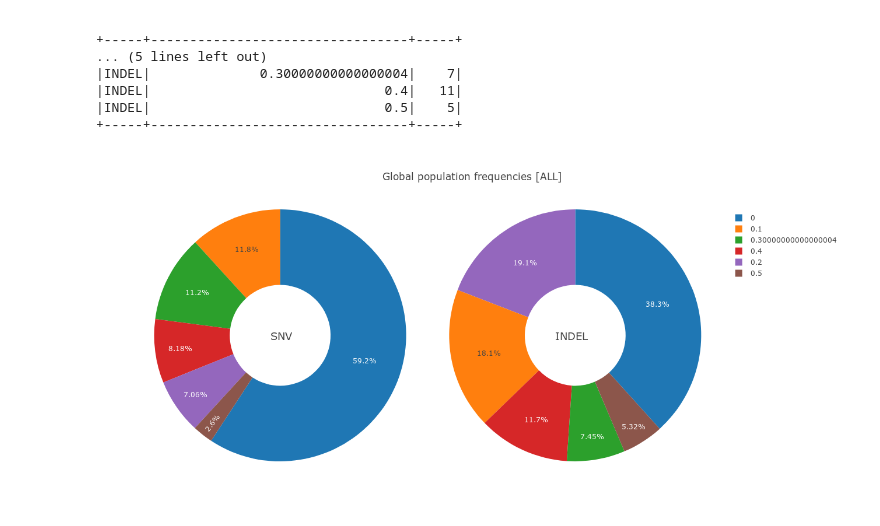
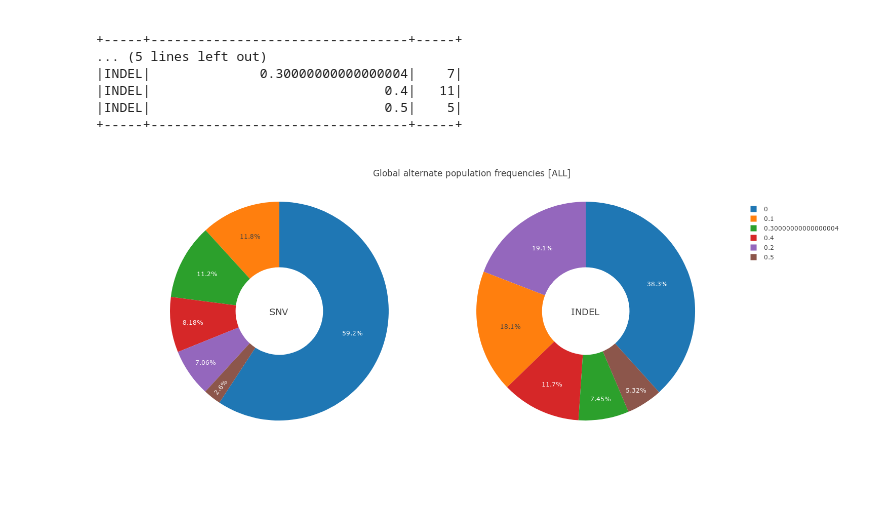
Before and after one commit to opencb/oskar, a Jupyter notebook: oskar-spark/src/main/python/notebooks/facets.ipynb, the cells around one changed output. Drawn from its saved outputs; the diff is of its cells as text; code cells hidden in the pictures; blank space fills up the shorter version.

Commit message:
spark: change title style #2

```diff
--- a/oskar-spark/src/main/python/notebooks/facets.ipynb
+++ b/oskar-spark/src/main/python/notebooks/facets.ipynb
@@ -220,32 +220,32 @@ fig = {
       "type": "pie"
     }],
   "layout": {
-        "title":"Global population frequencies [ALL]",
+        "title":"Global alternate population frequencies [ALL]",
         "autosize":False,
         "width":1500,
         "height":600,
         "annotations": [
             {
                 "font": {
                     "size": 18
                 },
                 "showarrow": False,
                 "text": "SNV",
                 "x": 0.22,
                 "y": 0.5
             },
             {
                 "font": {
                     "size": 18
                 },
                 "showarrow": False,
                 "text": "INDEL",
                 "x": 0.78,
                 "y": 0.5
             }
         ]
     }
 }
 py.iplot(fig, filename='donut')
 # %% [output]
-[figure, old version]
+[figure, new version]
```
Also changed, not shown: parts of 3 cells of this notebook.
